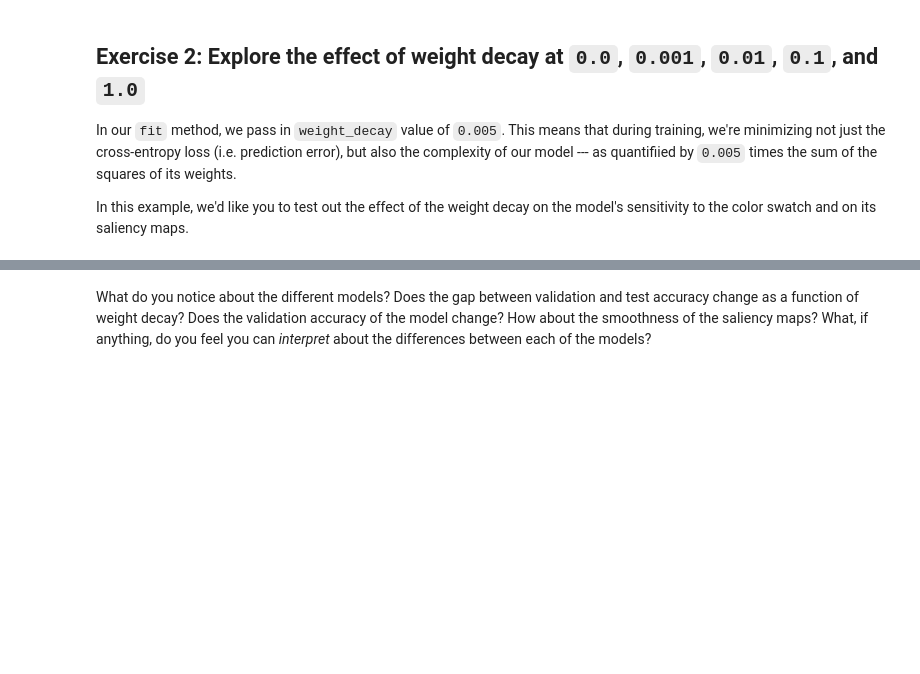
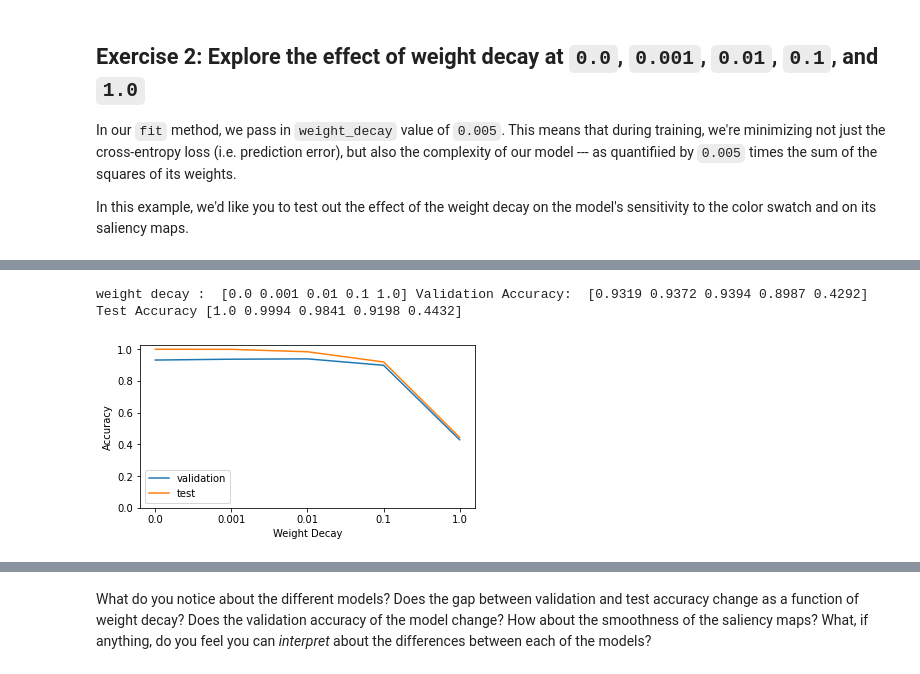
Before and after one commit to adityav1810/SIND-MITcoursework, a Jupyter notebook: [1]-Decoy MNIST Lab.ipynb, the cells around one changed output, grey strips where cells are left out. Cells and saved outputs as stored; diff of their text form; code cells hidden in the pictures; blank space fills up the shorter version.

```diff
--- a/[1]-Decoy MNIST Lab.ipynb
+++ b/[1]-Decoy MNIST Lab.ipynb
@@ -270,9 +272,13 @@ In this example, we'd like you to test out the effect of the weight decay on the
 weight_decays = [0.0, 0.001, 0.01, 0.1, 1.0]
 # %%
 # Fit models for each weight decay value
-net = SimpleNeuralNetwork()
+results = []
 for wd in weight_decays:
+
+  net = SimpleNeuralNetwork()
   net.fit(X_test, y_test, lr=0.001, weight_decay=wd)
+  # results[wd] = {"gradients": net.input_grads(X_test),"valid": net.accuracy(X_val, y_val),"test": net.accuracy(X_test, y_test)}
+  results.append([wd,net.accuracy(X_val, y_val),net.accuracy(X_test, y_test),net])
   print("weight decay: ",wd," : ","Validation accuracy:", net.accuracy(X_val, y_val))
   print("weight decay: ",wd," : ","Test  accuracy:", net.accuracy(X_test, y_test))
 # %% [output]
@@ -299,0 +302,2 @@ weight decay:  1.0  :  Test  accuracy: 0.3892
+# %%
+r =np.array(results,dtype = object)
@@ -299,0 +324,17 @@ weight decay:  1.0  :  Test  accuracy: 0.3892
+# %%
+# Print all of their validation and test accuracies
+print("weight decay : ",r[:,0] ,"Validation Accuracy: ",r[:,1],"Test Accuracy",r[:,2])
+
+
+plt.figure(figsize = (6,3))
+plt.plot(r[:,1],label = "validation")
+plt.plot(r[:,2],label = "test")
+plt.xticks(range(len(weight_decays)), weight_decays)
+plt.yticks(np.linspace(0, 1, 6))
+plt.legend(loc = "best")
+plt.xlabel("Weight Decay")
+plt.ylabel("Accuracy")
+plt.show()
+# %% [output]
+weight decay :  [0.0 0.001 0.01 0.1 1.0] Validation Accuracy:  [0.9319 0.9372 0.9394 0.8987 0.4292] Test Accuracy [1.0 0.9994 0.9841 0.9198 0.4432]
+[figure, added]
```
Also changed, not shown: parts of 15 cells of this notebook.
